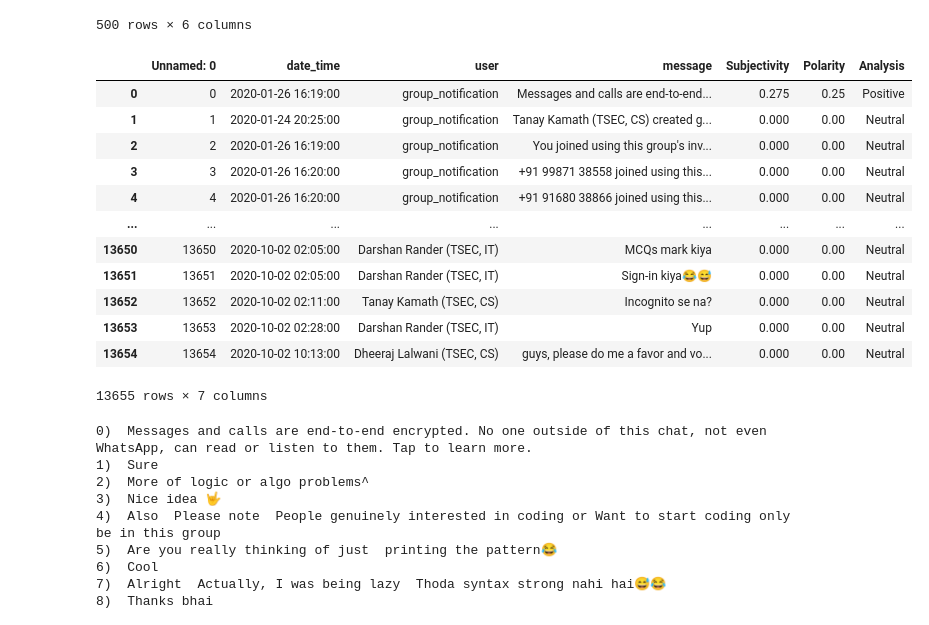
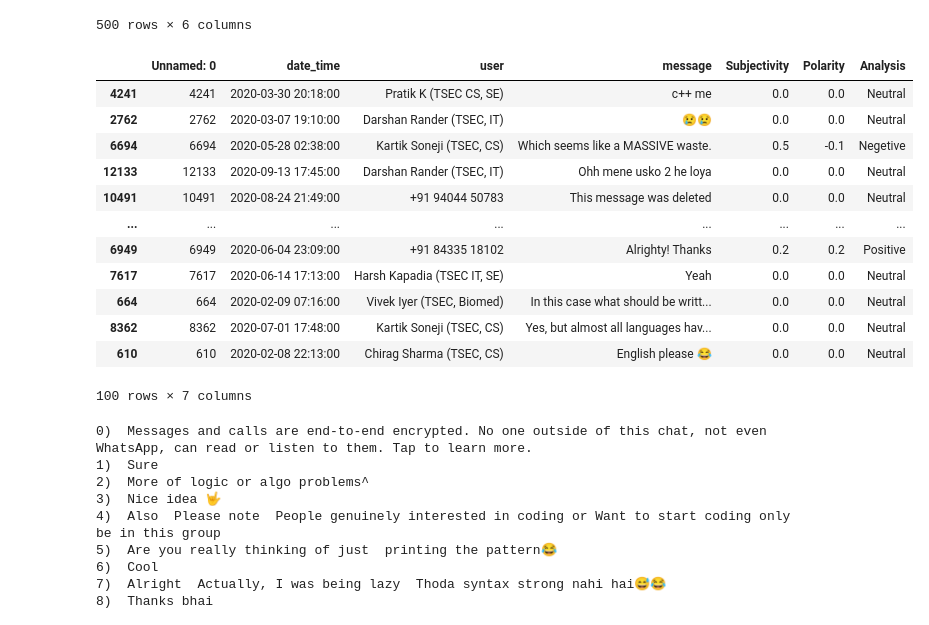
Before and after one commit to sushanth10/whatsapp-chat-analysis, a Jupyter notebook: SentimentalAnalysis.ipynb, the cells around one changed output. Drawn from its saved outputs; the diff is of its cells as text; code cells hidden in the pictures.

```diff
--- a/SentimentalAnalysis.ipynb
+++ b/SentimentalAnalysis.ipynb
@@ -41,30 +41,30 @@ df.sample(500)
 # %%
 #Check positive,negetive or neutral chats
 def getAnalysis(score):
   if(score < 0):
     return 'Negetive'
   elif(score == 0):
     return 'Neutral'
   else:
     return 'Positive'
 
 df['Analysis'] = df['Polarity'].apply(getAnalysis)
 
-df
+df.sample(100)
 # %% [output]
 |  | Unnamed: 0 | date_time | user | message | Subjectivity | Polarity | Analysis |
-| 0 | 0 | 2020-01-26 16:19:00 | group_notification | Messages and calls are end-to-end... | 0.275 | 0.25 | Positive |
-| 1 | 1 | 2020-01-24 20:25:00 | group_notification | Tanay Kamath (TSEC, CS) created g... | 0.000 | 0.00 | Neutral |
-| 2 | 2 | 2020-01-26 16:19:00 | group_notification | You joined using this group's inv... | 0.000 | 0.00 | Neutral |
-| 3 | 3 | 2020-01-26 16:20:00 | group_notification | +91 99871 38558 joined using this... | 0.000 | 0.00 | Neutral |
-| 4 | 4 | 2020-01-26 16:20:00 | group_notification | +91 91680 38866 joined using this... | 0.000 | 0.00 | Neutral |
+| 4241 | 4241 | 2020-03-30 20:18:00 | Pratik K (TSEC CS, SE) | c++ me | 0.0 | 0.0 | Neutral |
+| 2762 | 2762 | 2020-03-07 19:10:00 | Darshan Rander (TSEC, IT) | 😢😢 | 0.0 | 0.0 | Neutral |
+| 6694 | 6694 | 2020-05-28 02:38:00 | Kartik Soneji (TSEC, CS) | Which seems like a MASSIVE waste. | 0.5 | -0.1 | Negetive |
+| 12133 | 12133 | 2020-09-13 17:45:00 | Darshan Rander (TSEC, IT) | Ohh mene usko 2 he loya | 0.0 | 0.0 | Neutral |
+| 10491 | 10491 | 2020-08-24 21:49:00 | +91 94044 50783 | This message was deleted | 0.0 | 0.0 | Neutral |
 | ... | ... | ... | ... | ... | ... | ... | ... |
-| 13650 | 13650 | 2020-10-02 02:05:00 | Darshan Rander (TSEC, IT) | MCQs mark kiya | 0.000 | 0.00 | Neutral |
-| 13651 | 13651 | 2020-10-02 02:05:00 | Darshan Rander (TSEC, IT) | Sign-in kiya😂😅 | 0.000 | 0.00 | Neutral |
-| 13652 | 13652 | 2020-10-02 02:11:00 | Tanay Kamath (TSEC, CS) | Incognito se na? | 0.000 | 0.00 | Neutral |
-| 13653 | 13653 | 2020-10-02 02:28:00 | Darshan Rander (TSEC, IT) | Yup | 0.000 | 0.00 | Neutral |
-| 13654 | 13654 | 2020-10-02 10:13:00 | Dheeraj Lalwani (TSEC, CS) | guys, please do me a favor and vo... | 0.000 | 0.00 | Neutral |
+| 6949 | 6949 | 2020-06-04 23:09:00 | +91 84335 18102 | Alrighty! Thanks | 0.2 | 0.2 | Positive |
+| 7617 | 7617 | 2020-06-14 17:13:00 | Harsh Kapadia (TSEC IT, SE) | Yeah | 0.0 | 0.0 | Neutral |
+| 664 | 664 | 2020-02-09 07:16:00 | Vivek Iyer (TSEC, Biomed) | In this case what should be writt... | 0.0 | 0.0 | Neutral |
+| 8362 | 8362 | 2020-07-01 17:48:00 | Kartik Soneji (TSEC, CS) | Yes, but almost all languages hav... | 0.0 | 0.0 | Neutral |
+| 610 | 610 | 2020-02-08 22:13:00 | Chirag Sharma (TSEC, CS) | English please 😂 | 0.0 | 0.0 | Neutral |
-13655 rows × 7 columns
+100 rows × 7 columns
 # %%
 #Print all positive tweets
 sortedDF = df.sort_values(by = ['Polarity'])
```
